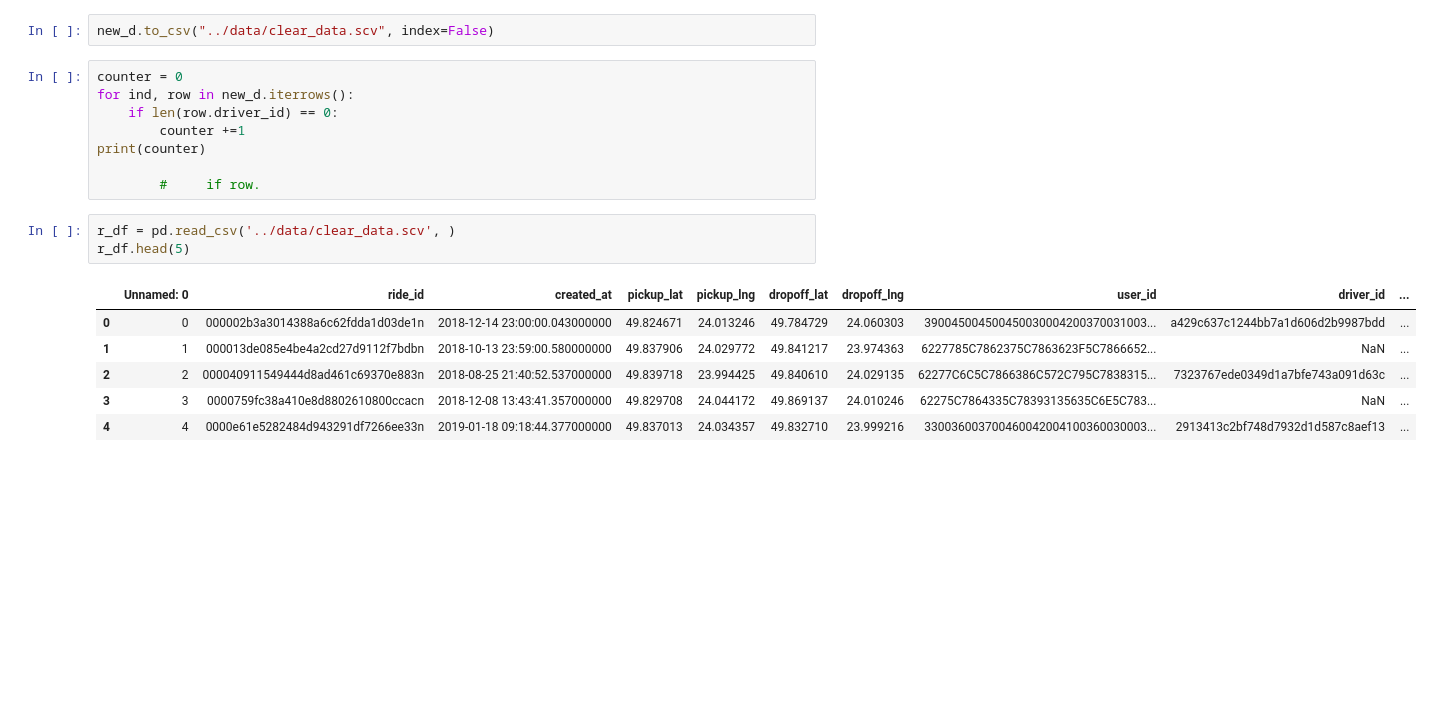
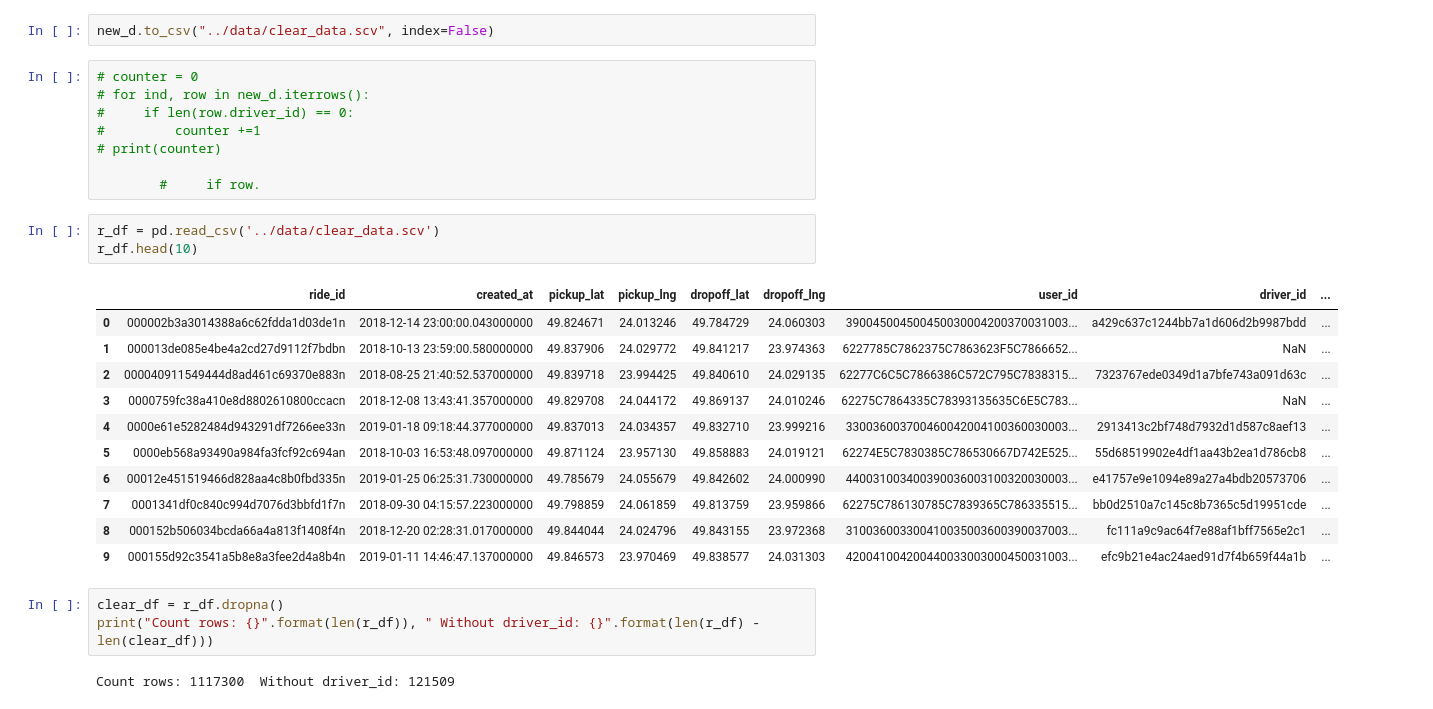
Before and after one commit to SettNozz/int_20h_lagrange, a Jupyter notebook: notebooks/int_20h.ipynb, the cells around one changed output. Saved outputs shown, nothing was run; the diff lists cells and outputs as text; blank space fills up the shorter version.

```diff
--- a/notebooks/int_20h.ipynb
+++ b/notebooks/int_20h.ipynb
@@ -56,20 +56,30 @@ new_d.head(5)
 # %%
 new_d.to_csv("../data/clear_data.scv", index=False)
 # %%
-counter = 0
-for ind, row in new_d.iterrows():
-    if len(row.driver_id) == 0:
-        counter +=1
-print(counter)
+# counter = 0
+# for ind, row in new_d.iterrows():
+#     if len(row.driver_id) == 0:
+#         counter +=1
+# print(counter)
 
         #     if row.
 # %%
-r_df = pd.read_csv('../data/clear_data.scv', )
-r_df.head(5)
+r_df = pd.read_csv('../data/clear_data.scv')
+r_df.head(10)
 # %% [output]
-|  | Unnamed: 0 | ride_id | created_at | pickup_lat | pickup_lng | dropoff_lat | dropoff_lng | user_id | driver_id | ... |
-| 0 | 0 | 000002b3a3014388a6c62fdda1d03de1n | 2018-12-14 23:00:00.043000000 | 49.824671 | 24.013246 | 49.784729 | 24.060303 | 390045004500450030004200370031003... | a429c637c1244bb7a1d606d2b9987bdd | ... |
-| 1 | 1 | 000013de085e4be4a2cd27d9112f7bdbn | 2018-10-13 23:59:00.580000000 | 49.837906 | 24.029772 | 49.841217 | 23.974363 | 6227785C7862375C7863623F5C7866652... | NaN | ... |
-| 2 | 2 | 000040911549444d8ad461c69370e883n | 2018-08-25 21:40:52.537000000 | 49.839718 | 23.994425 | 49.840610 | 24.029135 | 62277C6C5C7866386C572C795C7838315... | 7323767ede0349d1a7bfe743a091d63c | ... |
-| 3 | 3 | 0000759fc38a410e8d8802610800ccacn | 2018-12-08 13:43:41.357000000 | 49.829708 | 24.044172 | 49.869137 | 24.010246 | 62275C7864335C78393135635C6E5C783... | NaN | ... |
-| 4 | 4 | 0000e61e5282484d943291df7266ee33n | 2019-01-18 09:18:44.377000000 | 49.837013 | 24.034357 | 49.832710 | 23.999216 | 330036003700460042004100360030003... | 2913413c2bf748d7932d1d587c8aef13 | ... |
+|  | ride_id | created_at | pickup_lat | pickup_lng | dropoff_lat | dropoff_lng | user_id | driver_id | ... |
+| 0 | 000002b3a3014388a6c62fdda1d03de1n | 2018-12-14 23:00:00.043000000 | 49.824671 | 24.013246 | 49.784729 | 24.060303 | 390045004500450030004200370031003... | a429c637c1244bb7a1d606d2b9987bdd | ... |
+| 1 | 000013de085e4be4a2cd27d9112f7bdbn | 2018-10-13 23:59:00.580000000 | 49.837906 | 24.029772 | 49.841217 | 23.974363 | 6227785C7862375C7863623F5C7866652... | NaN | ... |
+| 2 | 000040911549444d8ad461c69370e883n | 2018-08-25 21:40:52.537000000 | 49.839718 | 23.994425 | 49.840610 | 24.029135 | 62277C6C5C7866386C572C795C7838315... | 7323767ede0349d1a7bfe743a091d63c | ... |
+| 3 | 0000759fc38a410e8d8802610800ccacn | 2018-12-08 13:43:41.357000000 | 49.829708 | 24.044172 | 49.869137 | 24.010246 | 62275C7864335C78393135635C6E5C783... | NaN | ... |
+| 4 | 0000e61e5282484d943291df7266ee33n | 2019-01-18 09:18:44.377000000 | 49.837013 | 24.034357 | 49.832710 | 23.999216 | 330036003700460042004100360030003... | 2913413c2bf748d7932d1d587c8aef13 | ... |
+| 5 | 0000eb568a93490a984fa3fcf92c694an | 2018-10-03 16:53:48.097000000 | 49.871124 | 23.957130 | 49.858883 | 24.019121 | 62274E5C7830385C786530667D742E525... | 55d68519902e4df1aa43b2ea1d786cb8 | ... |
+| 6 | 00012e451519466d828aa4c8b0fbd335n | 2019-01-25 06:25:31.730000000 | 49.785679 | 24.055679 | 49.842602 | 24.000990 | 440031003400390036003100320030003... | e41757e9e1094e89a27a4bdb20573706 | ... |
+| 7 | 0001341df0c840c994d7076d3bbfd1f7n | 2018-09-30 04:15:57.223000000 | 49.798859 | 24.061859 | 49.813759 | 23.959866 | 62275C786130785C7839365C786335515... | bb0d2510a7c145c8b7365c5d19951cde | ... |
+| 8 | 000152b506034bcda66a4a813f1408f4n | 2018-12-20 02:28:31.017000000 | 49.844044 | 24.024796 | 49.843155 | 23.972368 | 310036003300410035003600390037003... | fc111a9c9ac64f7e88af1bff7565e2c1 | ... |
+| 9 | 000155d92c3541a5b8e8a3fee2d4a8b4n | 2019-01-11 14:46:47.137000000 | 49.846573 | 23.970469 | 49.838577 | 24.031303 | 420041004200440033003000450031003... | efc9b21e4ac24aed91d7f4b659f44a1b | ... |
+# %%
+clear_df = r_df.dropna()
+print("Count rows: {}".format(len(r_df)), " Without driver_id: {}".format(len(r_df) - len(clear_df)))
+# %% [output]
+Count rows: 1117300  Without driver_id: 121509
```
Also changed, not shown: parts of 1 cell of this notebook.
